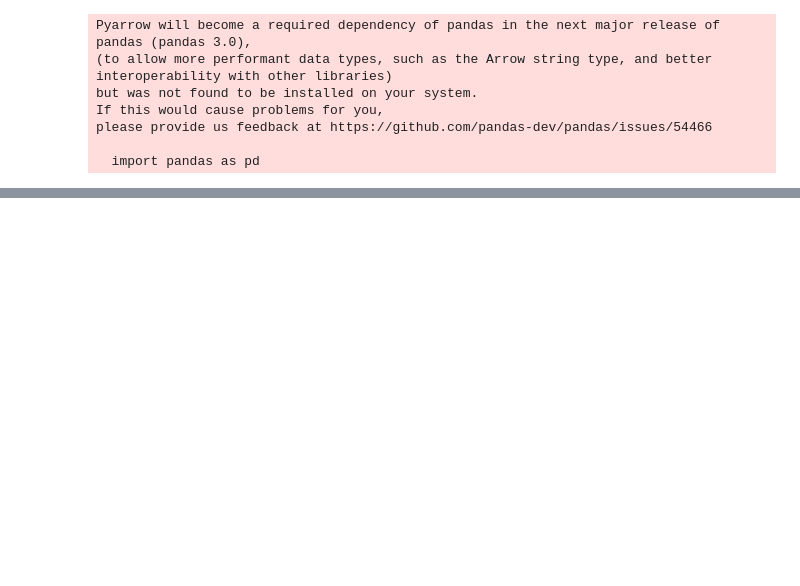
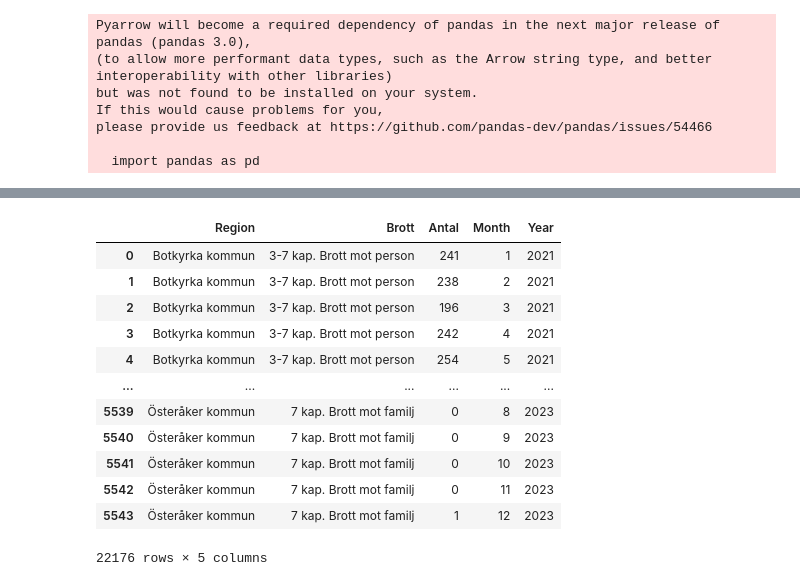
Before and after one commit to melane1978/PythonAiCourse, a Jupyter notebook: CrimeML/crimeText-1.ipynb, the cells around one changed output, grey strips where cells are left out. Saved outputs shown, nothing was run; the diff lists cells and outputs as text; code cells hidden in the pictures; blank space fills up the shorter version.

```diff
--- a/CrimeML/crimeText-1.ipynb
+++ b/CrimeML/crimeText-1.ipynb
@@ -67,0 +115,23 @@ from sklearn.metrics import mean_squared_error
+# %%
+# Fix 2023 prel. to only 2023
+
+old = {'2023 prel.': '2023'}
+
+data.replace(old, regex=True, inplace=True)
+data['Year'] = data['År'].astype(int)
+data.drop(columns=['År'], axis=1, inplace=True)
+data
+# %% [output]
+|  | Region | Brott | Antal | Month | Year |
+| 0 | Botkyrka kommun | 3-7 kap. Brott mot person | 241 | 1 | 2021 |
+| 1 | Botkyrka kommun | 3-7 kap. Brott mot person | 238 | 2 | 2021 |
+| 2 | Botkyrka kommun | 3-7 kap. Brott mot person | 196 | 3 | 2021 |
+| 3 | Botkyrka kommun | 3-7 kap. Brott mot person | 242 | 4 | 2021 |
+| 4 | Botkyrka kommun | 3-7 kap. Brott mot person | 254 | 5 | 2021 |
+| ... | ... | ... | ... | ... | ... |
+| 5539 | Österåker kommun | 7 kap. Brott mot familj | 0 | 8 | 2023 |
+| 5540 | Österåker kommun | 7 kap. Brott mot familj | 0 | 9 | 2023 |
+| 5541 | Österåker kommun | 7 kap. Brott mot familj | 0 | 10 | 2023 |
+| 5542 | Österåker kommun | 7 kap. Brott mot familj | 0 | 11 | 2023 |
+| 5543 | Österåker kommun | 7 kap. Brott mot familj | 1 | 12 | 2023 |
+22176 rows × 5 columns
```
Also changed, not shown: parts of 9 cells of this notebook.
